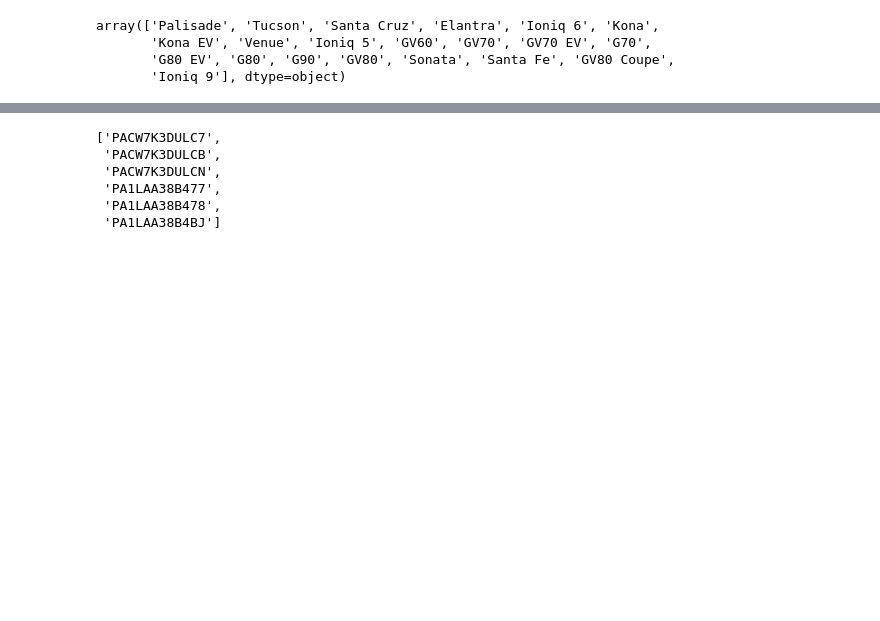
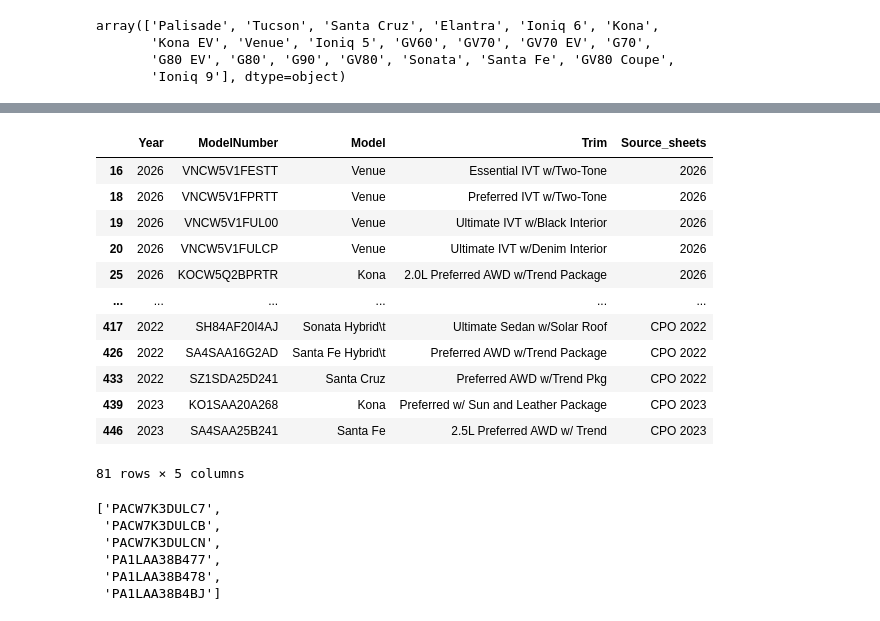
Before and after one commit to MeliPax/OEM_Accessories_v1, a Jupyter notebook: source_code/hyundai_extract_utility.ipynb, the cells around one changed output, grey strips where cells are left out. Saved outputs shown, nothing was run; the diff lists cells and outputs as text; code cells hidden in the pictures; blank space fills up the shorter version.

```diff
--- a/source_code/hyundai_extract_utility.ipynb
+++ b/source_code/hyundai_extract_utility.ipynb
@@ -293,3 +465,19 @@ array(['Palisade', 'Tucson', 'Santa Cruz', 'Elantra', 'Ioniq 6', 'Kona',
+# %%
+hyundai_model_db_df[hyundai_model_db_df["Trim"].str.contains("w/")]
+# %% [output]
+|  | Year | ModelNumber | Model | Trim | Source_sheets |
+| 16 | 2026 | VNCW5V1FESTT | Venue | Essential IVT w/Two-Tone | 2026 |
+| 18 | 2026 | VNCW5V1FPRTT | Venue | Preferred IVT w/Two-Tone | 2026 |
+| 19 | 2026 | VNCW5V1FUL00 | Venue | Ultimate IVT w/Black Interior | 2026 |
+| 20 | 2026 | VNCW5V1FULCP | Venue | Ultimate IVT w/Denim Interior | 2026 |
+| 25 | 2026 | KOCW5Q2BPRTR | Kona | 2.0L Preferred AWD w/Trend Package | 2026 |
+| ... | ... | ... | ... | ... | ... |
+| 417 | 2022 | SH84AF20I4AJ | Sonata Hybrid\t | Ultimate Sedan w/Solar Roof | CPO 2022 |
+| 426 | 2022 | SA4SAA16G2AD | Santa Fe Hybrid\t | Preferred AWD w/Trend Package | CPO 2022 |
+| 433 | 2022 | SZ1SDA25D241 | Santa Cruz | Preferred AWD w/Trend Pkg | CPO 2022 |
+| 439 | 2023 | KO1SAA20A268 | Kona | Preferred w/ Sun and Leather Package | CPO 2023 |
+| 446 | 2023 | SA4SAA25B241 | Santa Fe | 2.5L Preferred AWD w/ Trend | CPO 2023 |
+81 rows × 5 columns
 # %%
 # %% [output]
 ['PACW7K3DULC7',
```
Also changed, not shown: parts of 19 cells of this notebook, 4 other files.
